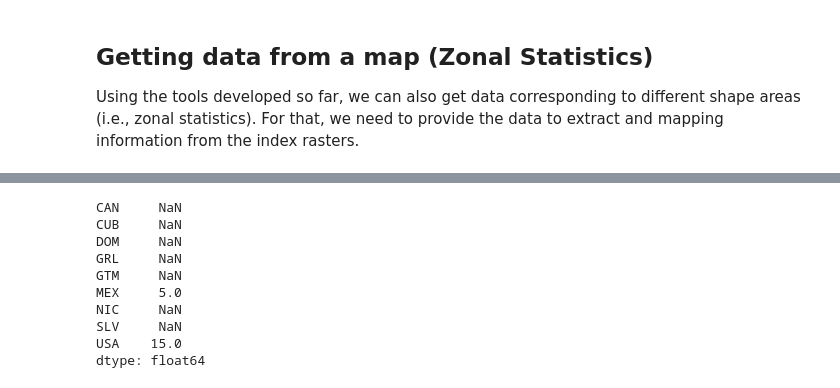
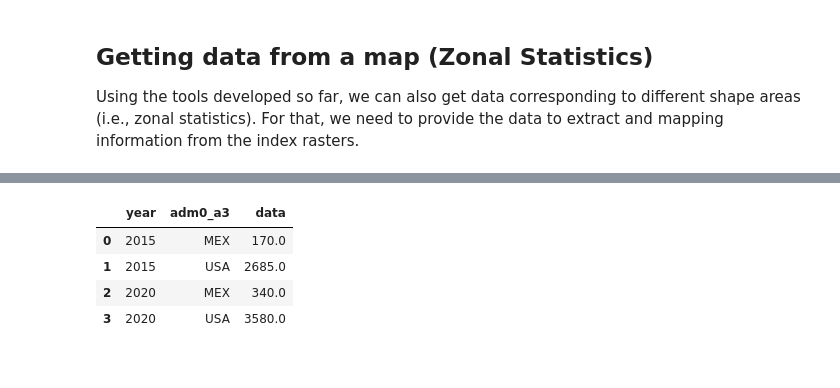
Before and after one commit to gidden/ptolemy, a Jupyter notebook: docs/notebooks/dataframe_to_raster.ipynb, the cells around one changed output, grey strips where cells are left out. Saved outputs shown, nothing was run; the diff lists cells and outputs as text; code cells hidden in the pictures.

```diff
--- a/docs/notebooks/dataframe_to_raster.ipynb
+++ b/docs/notebooks/dataframe_to_raster.ipynb
@@ -117,13 +101,8 @@ dtype: float64
-# %%
-pt.raster_to_df(ds.data.sel(year=2015), idxr, idxr.attrs, func=np.median)
-# %% [output]
-CAN     NaN
-CUB     NaN
-DOM     NaN
-GRL     NaN
-GTM     NaN
-MEX     5.0
-NIC     NaN
-SLV     NaN
-USA    15.0
-dtype: float64
+# %%
+pt.raster_to_df(ds, idxr, idx_map=idx_map, idx_dim="adm0_a3", func="sum")
+# %% [output]
+|  | year | adm0_a3 | data |
+| 0 | 2015 | MEX | 170.0 |
+| 1 | 2015 | USA | 2685.0 |
+| 2 | 2020 | MEX | 340.0 |
+| 3 | 2020 | USA | 3580.0 |
```
Also changed, not shown: parts of 10 cells of this notebook.
